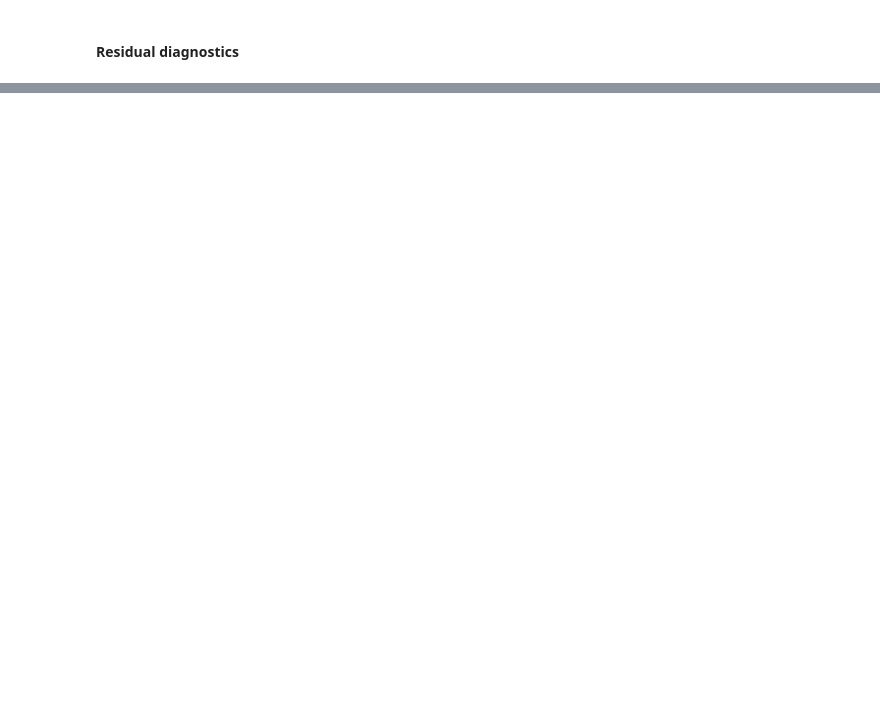
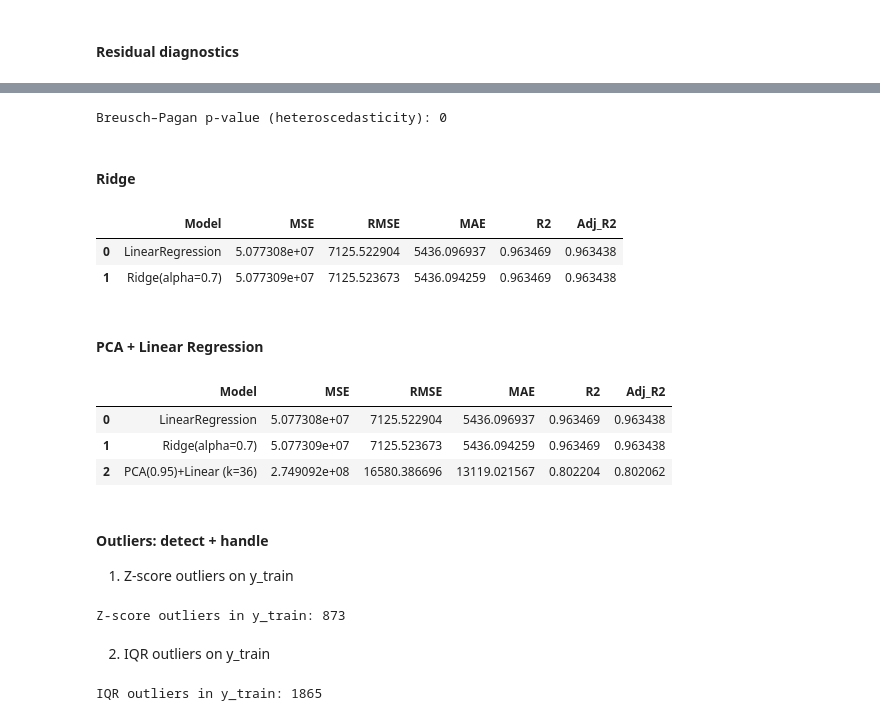
Before and after one commit to mdmohsin212/Kaggle-competitions, a Jupyter notebook: Employee Salary Prediction/model/Salary_prediction.ipynb, the cells around one changed output, grey strips where cells are left out. Drawn from its saved outputs; the diff is of its cells as text; code cells hidden in the pictures; blank space fills up the shorter version.

Commit message:
Ouliers detect and handle

```diff
--- a/Employee Salary Prediction/model/Salary_prediction.ipynb
+++ b/Employee Salary Prediction/model/Salary_prediction.ipynb
@@ -230,0 +237,76 @@ Jarque-Bera p-value (normality): 2.337e-235
+# %%
+X_test_scaled  = scaler.transform(x_test_imp)
+y_pred_test = linear_pipeline.predict(X_test_scaled)
+
+residual_lin = y_test - y_pred_test
+X_bp = sm.add_constant(X_test_scaled)
+bp_stat, bp_pvalue, _, _ = het_breuschpagan(residual_lin, X_bp)
+
+print(f"Breusch–Pagan p-value (heteroscedasticity): {bp_pvalue:.4g}")
+# %% [output]
+Breusch–Pagan p-value (heteroscedasticity): 0
+# %% [markdown]
+#### Ridge
+# %%
+ridge_pipeline = Pipeline(steps=[
+    ("imputer", SimpleImputer(strategy="median")),
+    ("scaler", StandardScaler()),
+    ("model", Ridge(alpha=0.7))
+])
+
+ridge_pipeline.fit(x_train, y_train)
+y_pred_ridge = ridge_pipeline.predict(x_test)
+
+results.append(eval_regression(y_test, y_pred_ridge, n_feature=x_test.shape[1], name="Ridge(alpha=0.7)"))
+
+pd.DataFrame(results).sort_values("RMSE")
+# %% [output]
+|  | Model | MSE | RMSE | MAE | R2 | Adj_R2 |
+| 0 | LinearRegression | 5.077308e+07 | 7125.522904 | 5436.096937 | 0.963469 | 0.963438 |
+| 1 | Ridge(alpha=0.7) | 5.077309e+07 | 7125.523673 | 5436.094259 | 0.963469 | 0.963438 |
+# %% [markdown]
+#### PCA + Linear Regression
+# %%
+pca_pipe = Pipeline(steps=[
+    ("imputer", SimpleImputer(strategy="median")),
+    ("scaler", StandardScaler()),
+    ("pca", PCA(n_components=0.95, random_state=42)),
+    ("model", LinearRegression())
+])
+
+pca_pipe.fit(x_train, y_train)
+y_pred_pca = pca_pipe.predict(x_test)
+
+n_comp = pca_pipe.named_steps["pca"].n_components_
+results.append(eval_regression(y_test, y_pred_pca, n_feature=n_comp, name=f"PCA(0.95)+Linear (k={n_comp})"))
+
+pd.DataFrame(results).sort_values("RMSE")
+# %% [output]
+|  | Model | MSE | RMSE | MAE | R2 | Adj_R2 |
+| 0 | LinearRegression | 5.077308e+07 | 7125.522904 | 5436.096937 | 0.963469 | 0.963438 |
+| 1 | Ridge(alpha=0.7) | 5.077309e+07 | 7125.523673 | 5436.094259 | 0.963469 | 0.963438 |
+| 2 | PCA(0.95)+Linear (k=36) | 2.749092e+08 | 16580.386696 | 13119.021567 | 0.802204 | 0.802062 |
+# %% [markdown]
+#### Outliers: detect + handle
+
+1. Z-score outliers on y_train
+# %%
+y_train_arr = y_train.to_numpy()
+z = np.abs((y_train_arr - y_train_arr.mean()) / (y_train_arr.std() + 1e-12))
+
+z_outliers = z > 3
+print("Z-score outliers in y_train:", int(z_outliers.sum()))
+# %% [output]
+Z-score outliers in y_train: 873
+# %% [markdown]
+2. IQR outliers on y_train
+# %%
+q1, q3 = np.percentile(y_train_arr, [25, 75])
+iqr = q3 - q1
+
+low, high = q1 - 1.5 * iqr, q3 + 1.5 * iqr
+iqr_outliers = (y_train_arr < low) | (y_train_arr > high)
+
+print("IQR outliers in y_train:", int(iqr_outliers.sum()))
+# %% [output]
+IQR outliers in y_train: 1865
```
Also changed, not shown: parts of 4 cells of this notebook.
